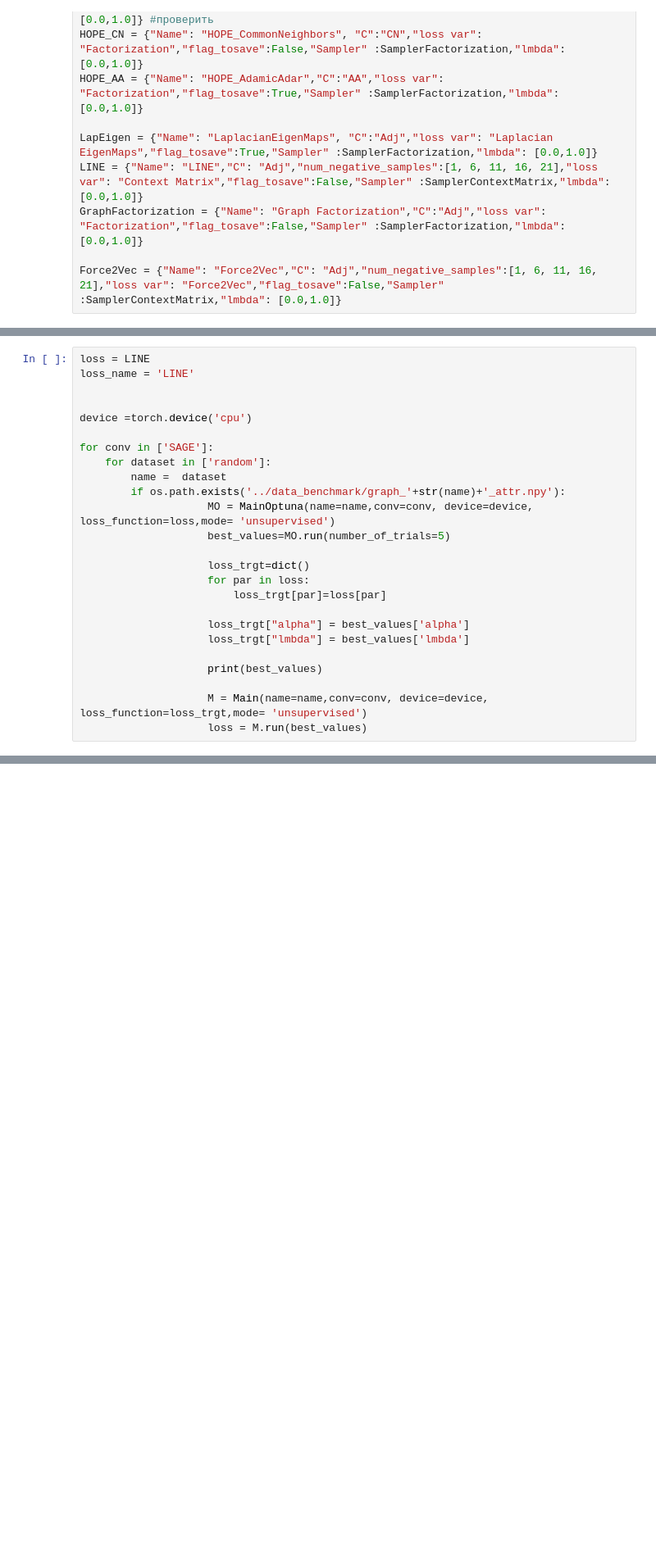
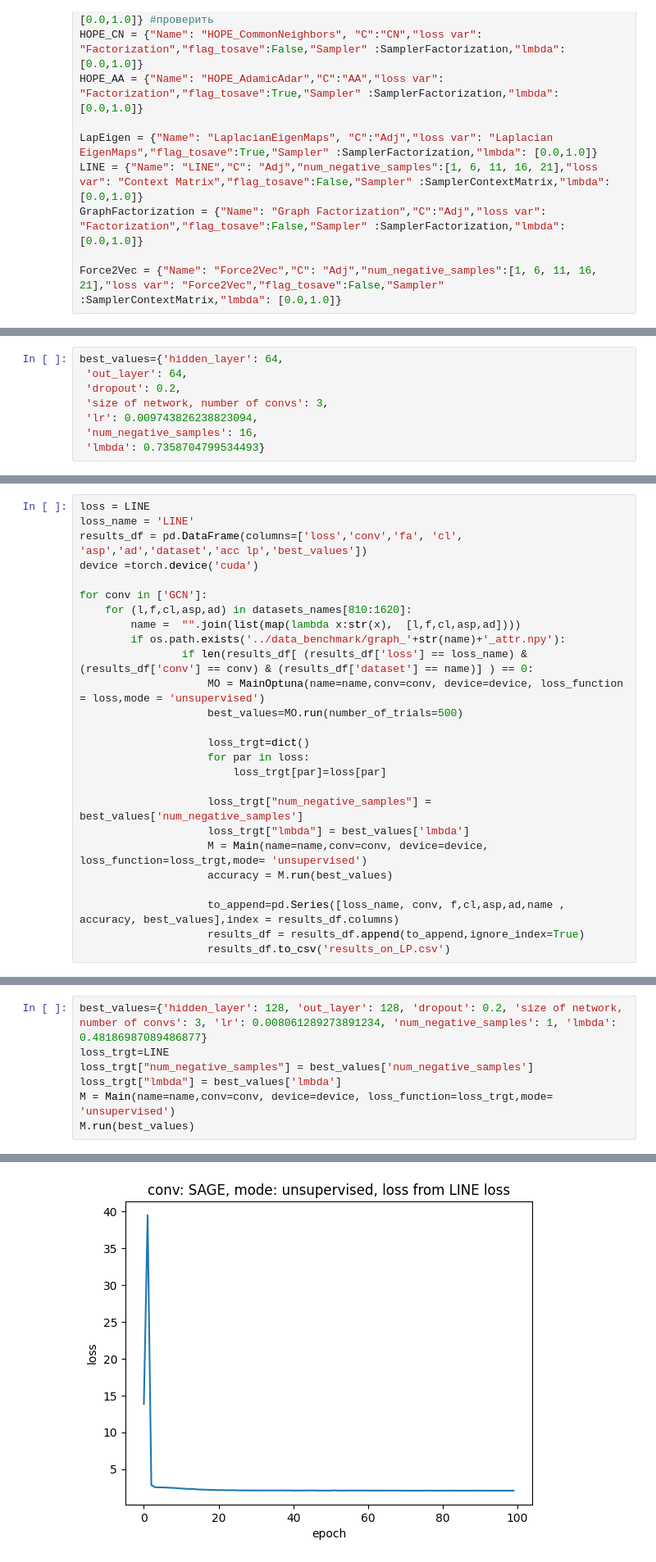
Before and after one commit to anpolol/Benchmarking-Loss-Functions, a Jupyter notebook: notebooks/LinkPrediction.ipynb, the cells around one changed output, grey strips where cells are left out. Shown: that part at 82% size. Cells and saved outputs as stored; diff of their text form; blank space fills up the shorter version.

```diff
--- a/notebooks/LinkPrediction.ipynb
+++ b/notebooks/LinkPrediction.ipynb
@@ -323,3 +341,11 @@ class MainOptuna(Main):
         study.optimize(self.objective,n_trials = number_of_trials)
         trial = study.best_trial
         return trial.params
+# %%
+best_values={'hidden_layer': 64,
+ 'out_layer': 64,
+ 'dropout': 0.2,
+ 'size of network, number of convs': 3,
+ 'lr': 0.009743826238823094,
+ 'num_negative_samples': 16,
+ 'lmbda': 0.7358704799534493}
@@ -326,26 +422,27 @@ class MainOptuna(Main):
 # %%
 loss = LINE
 loss_name = 'LINE'
+results_df = pd.DataFrame(columns=['loss','conv','fa', 'cl', 'asp','ad','dataset','acc lp','best_values'])
+device =torch.device('cuda')
 
-
-device =torch.device('cpu')
-
-for conv in ['SAGE']:
-    for dataset in ['random']:
-        name =  dataset
+for conv in ['GCN']:
+    for (l,f,cl,asp,ad) in datasets_names[810:1620]:
+        name =  "".join(list(map(lambda x:str(x),  [l,f,cl,asp,ad])))
         if os.path.exists('../data_benchmark/graph_'+str(name)+'_attr.npy'):
-                    MO = MainOptuna(name=name,conv=conv, device=device, loss_function=loss,mode= 'unsupervised')
-                    best_values=MO.run(number_of_trials=5)
+                if len(results_df[ (results_df['loss'] == loss_name) & (results_df['conv'] == conv) & (results_df['dataset'] == name)] ) == 0:
+                    MO = MainOptuna(name=name,conv=conv, device=device, loss_function = loss,mode = 'unsupervised')
+                    best_values=MO.run(number_of_trials=500)
 
                     loss_trgt=dict()
                     for par in loss:
                         loss_trgt[par]=loss[par]
 
-                    loss_trgt["alpha"] = best_values['alpha']
+                    loss_trgt["num_negative_samples"] = best_values['num_negative_samples']
                     loss_trgt["lmbda"] = best_values['lmbda']
+                    M = Main(name=name,conv=conv, device=device, loss_function=loss_trgt,mode= 'unsupervised')
+                    accuracy = M.run(best_values)
 
-                    print(best_values)
-
-                    M = Main(name=name,conv=conv, device=device, loss_function=loss_trgt,mode= 'unsupervised')
-                    loss = M.run(best_values)
+                    to_append=pd.Series([loss_name, conv, f,cl,asp,ad,name , accuracy, best_values],index = results_df.columns)
+                    results_df = results_df.append(to_append,ignore_index=True)
+                    results_df.to_csv('results_on_LP.csv')
 # %% [output]
@@ -396,0 +484,8 @@ TypeError: sample() missing 1 required positional argument: 'batch'
+# %%
+best_values={'hidden_layer': 128, 'out_layer': 128, 'dropout': 0.2, 'size of network, number of convs': 3, 'lr': 0.008061289273891234, 'num_negative_samples': 1, 'lmbda': 0.48186987089486877}
+loss_trgt=LINE
+loss_trgt["num_negative_samples"] = best_values['num_negative_samples']
+loss_trgt["lmbda"] = best_values['lmbda']
+M = Main(name=name,conv=conv, device=device, loss_function=loss_trgt,mode= 'unsupervised')
+M.run(best_values)
+# %% [output]
@@ -397,3 +509,4 @@ TypeError: sample() missing 1 required positional argument: 'batch'
+[figure, added]
 # %%
 loss = LINE
 loss_name = 'LINE'
```
Also changed, not shown: parts of 25 cells of this notebook, 5 other files.
